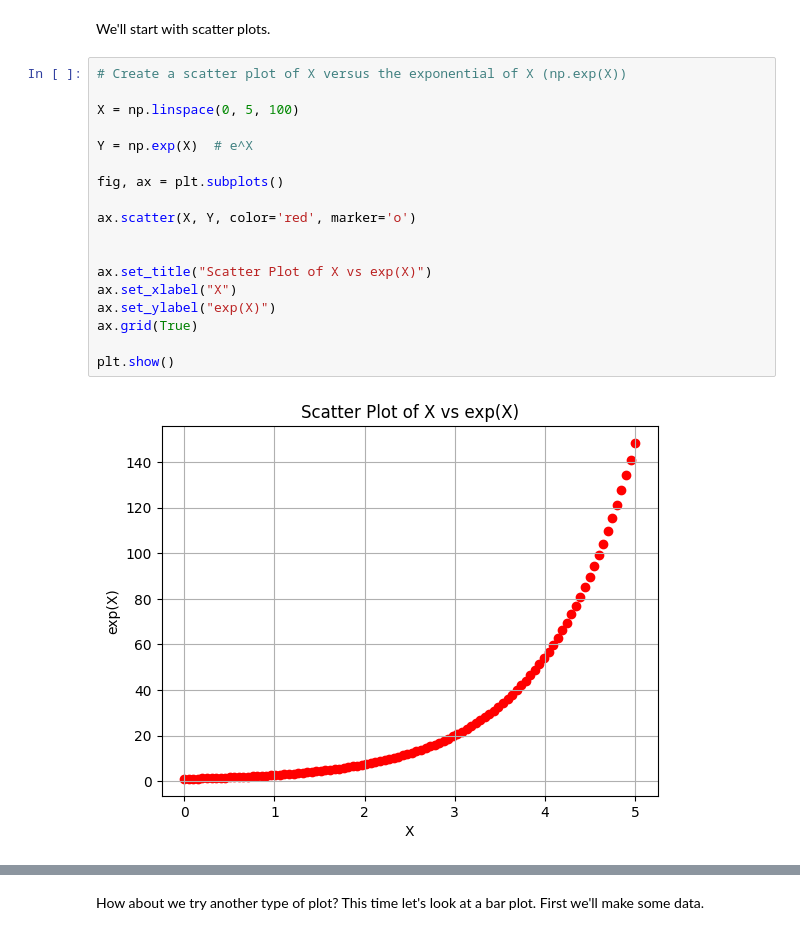
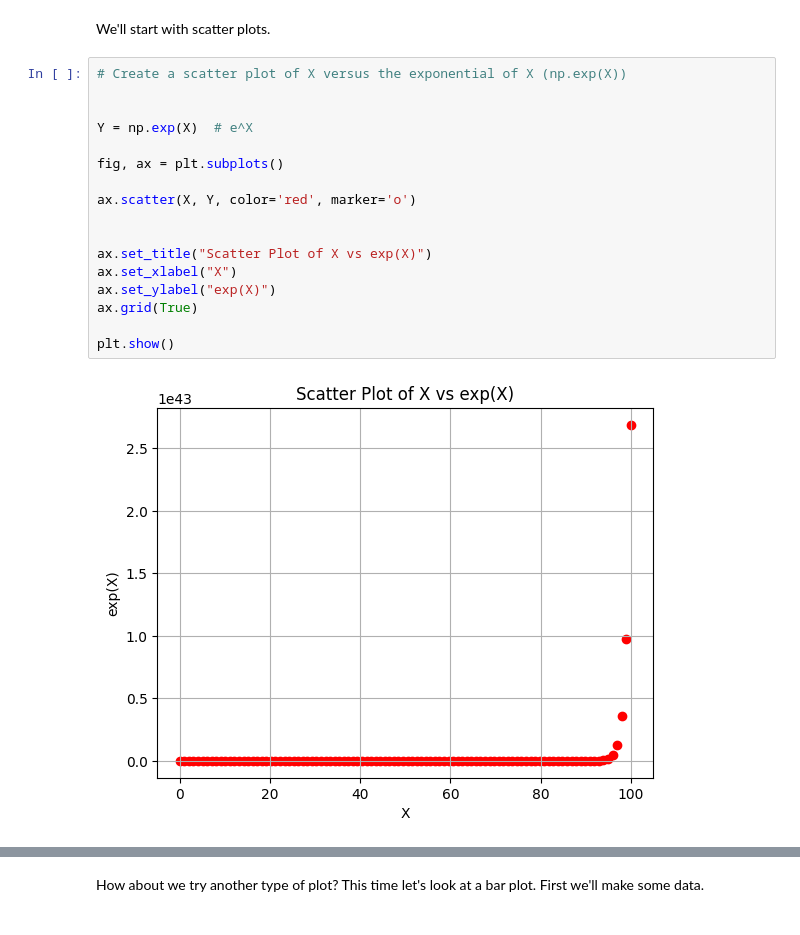
Before and after one commit to jaiz23/Big-Data-Analytics, a Jupyter notebook: ICP3_B.ipynb, the cells around one changed output, grey strips where cells are left out. Drawn from its saved outputs; the diff is of its cells as text.

```diff
--- a/ICP3_B.ipynb
+++ b/ICP3_B.ipynb
@@ -149,23 +149,22 @@ We'll start with scatter plots.
 # %%
 # Create a scatter plot of X versus the exponential of X (np.exp(X))
 
-X = np.linspace(0, 5, 100)
 
 Y = np.exp(X)  # e^X
 
 fig, ax = plt.subplots()
 
 ax.scatter(X, Y, color='red', marker='o')
 
 
 ax.set_title("Scatter Plot of X vs exp(X)")
 ax.set_xlabel("X")
 ax.set_ylabel("exp(X)")
 ax.grid(True)
 
 plt.show()
 # %% [output]
-[figure, old version]
+[figure, new version]
 # %%
 # Create a scatter plot of X versus np.sin(X)
 
```
Also changed, not shown: parts of 26 cells of this notebook.
